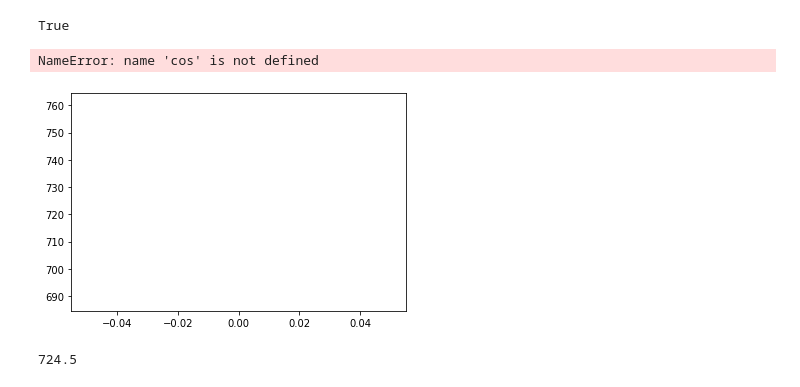
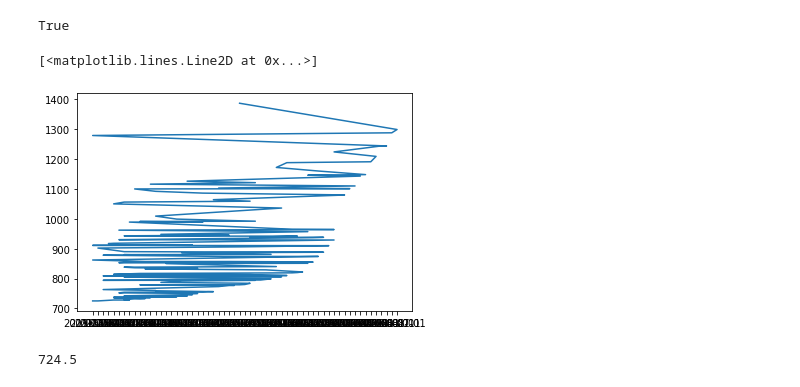
Before and after one commit to ecarnold24/Antibiotics, a Jupyter notebook: Merged_Antibiotics1.ipynb, the cells around one changed output. Cells and saved outputs as stored; diff of their text form; code cells hidden in the pictures.

Commit message:
Test outlier graph

```diff
--- a/Merged_Antibiotics1.ipynb
+++ b/Merged_Antibiotics1.ipynb
@@ -284,12 +284,11 @@ True
 # %%
 ##Known bugs - the org_name is case sensitive.
 ##
-# %%
-plt.plot(HighOut)
-plt.plot(
-# %% [output]
-NameError: name 'cos' is not defined
-[figure, removed]
+# %%
+plt.plot(Outliers.date,Outliers.numerator)
+# %% [output]
+[<matplotlib.lines.Line2D at 0x...>]
+[figure, added]
 # %%
 HighOut
 # %% [output]
```
Also changed, not shown: parts of 5 cells of this notebook.
